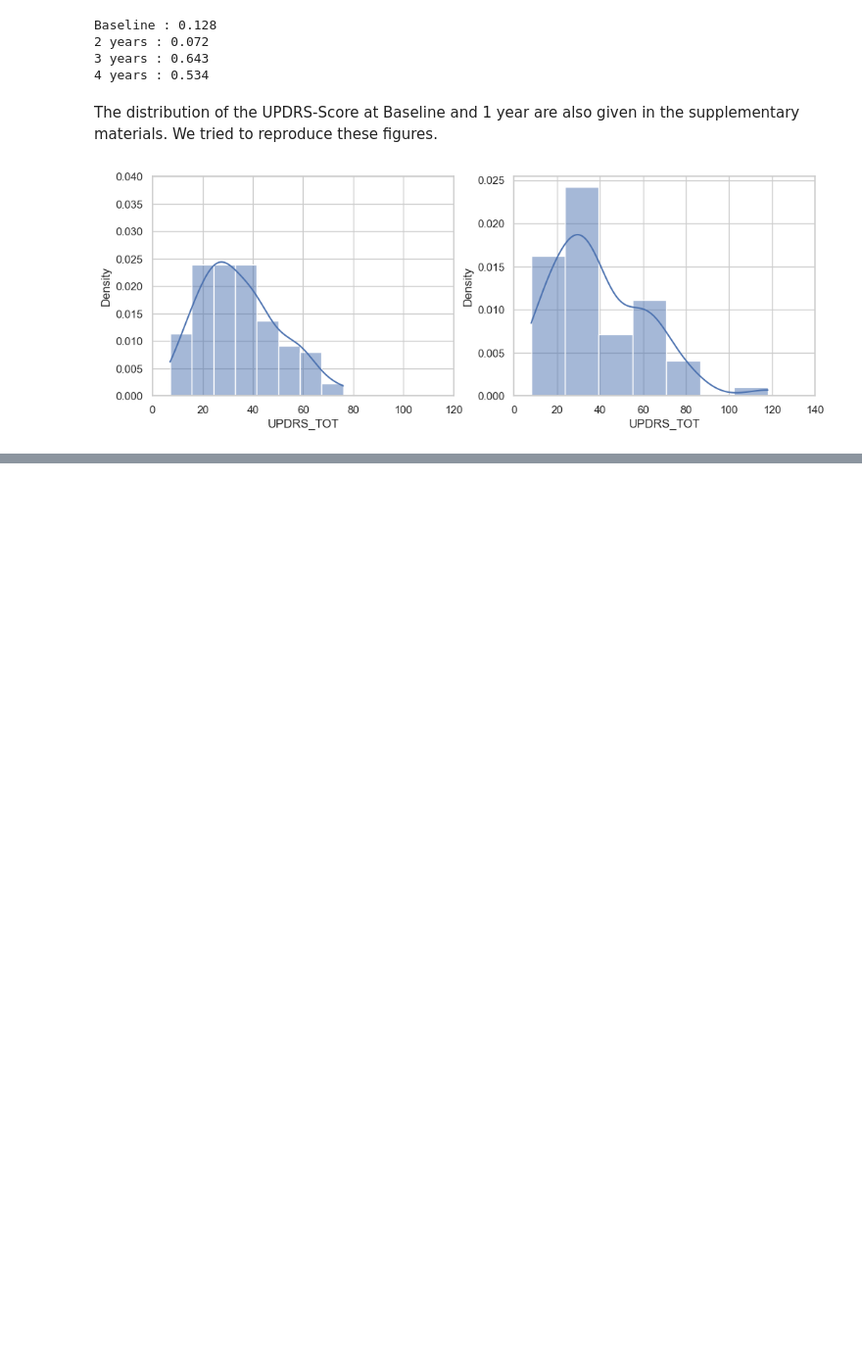
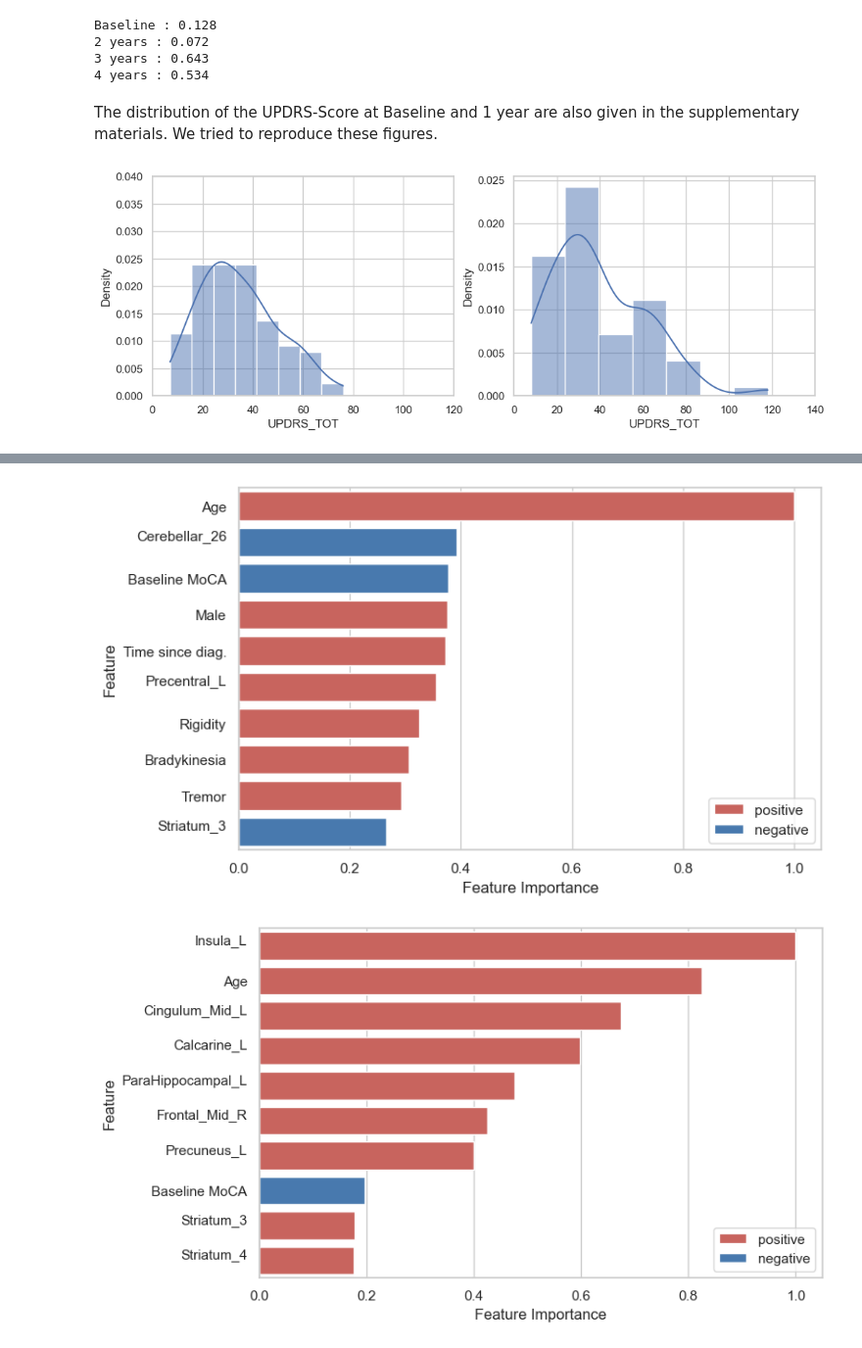
Before and after one commit to elodiegermani/nguyen-etal-2021, a Jupyter notebook: nguyen-etal-2021.ipynb, the cells around one changed output, grey strips where cells are left out. Shown at 98% size. Cells and saved outputs as stored; diff of their text form; code cells hidden in the pictures; blank space fills up the shorter version.

```diff
--- a/nguyen-etal-2021.ipynb
+++ b/nguyen-etal-2021.ipynb
@@ -1062,0 +935,7 @@ df_longitudinal_scores.loc[~np.isnan(df_longitudinal_scores['UPDRS_TOT_1Y']) | \
+# %%
+from nguyenetal.results import feature_importance
+
+feature_importance.plot_all_feature_importance(global_df, pipeline)
+# %% [output]
+[figure, added]
+[figure, added]
```
Also changed, not shown: parts of 60 cells of this notebook, 13 other files.
